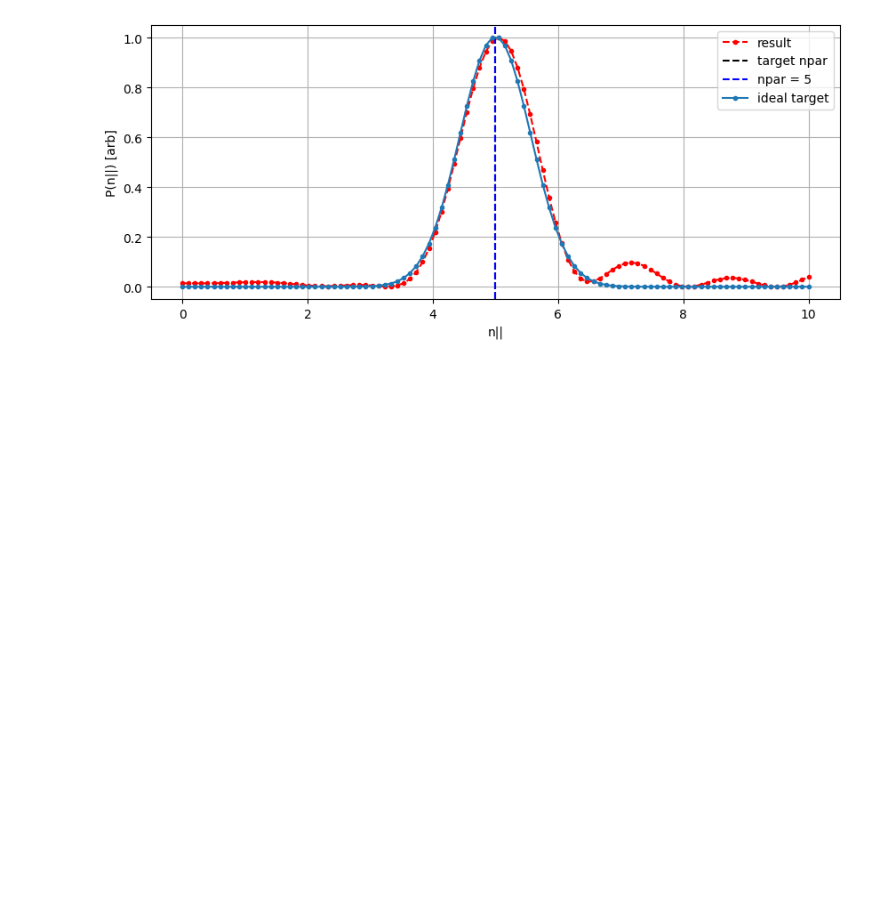
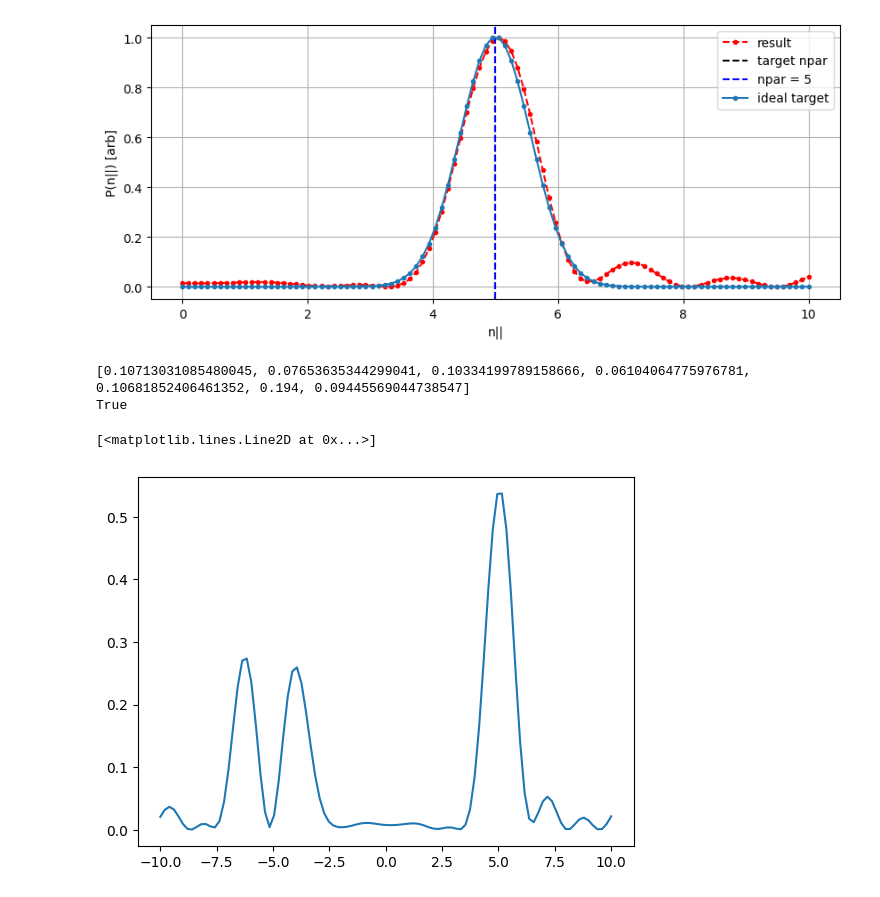
Before and after one commit to vandelij/TWA_circuit, a Jupyter notebook: longer_caps_CF_13straps_two_passive.ipynb, the cells around one changed output. Cells and saved outputs as stored; diff of their text form; code cells hidden in the pictures; blank space fills up the shorter version.

```diff
--- a/longer_caps_CF_13straps_two_passive.ipynb
+++ b/longer_caps_CF_13straps_two_passive.ipynb
@@ -515,3 +515,24 @@ plt.legend()
   0.63709391]
 <matplotlib.legend.Legend at 0x...>
 [figure]
+# %%
+print(lengths_found)
+print(myrfTWA.symetric_mode)
+npar_bounds = [-10, 10]
+npar_array = np.linspace(npar_bounds[0], npar_bounds[1], num_npars)
+npar_spec_found = myrfTWA.get_npar_spectrum(lengths=lengths_found.copy(),
+                                            npar_bounds=npar_bounds, #myrfTWA.npar_bounds_for_npar_op,
+                                            freq=myrfTWA.freq_for_npar_op,
+                                            num_npars=myrfTWA.num_npars_for_npar_op,
+                                            power=[1,0,0],
+                                            phase=[0,0,0],
+                                            symetric_mode=myrfTWA.symetric_mode,
+                                            one_cap_type_mode=myrfTWA.one_cap_type_mode,
+                                            end_cap_mode=myrfTWA.end_cap_mode)
+
+plt.plot(npar_array, npar_spec_found)
+# %% [output]
+[0.10713031085480045, 0.07653635344299041, 0.10334199789158666, 0.06104064775976781, 0.10681852406461352, 0.194, 0.09445569044738547]
+True
+[<matplotlib.lines.Line2D at 0x...>]
+[figure, added]
```
Also changed, not shown: parts of 2 cells of this notebook.
